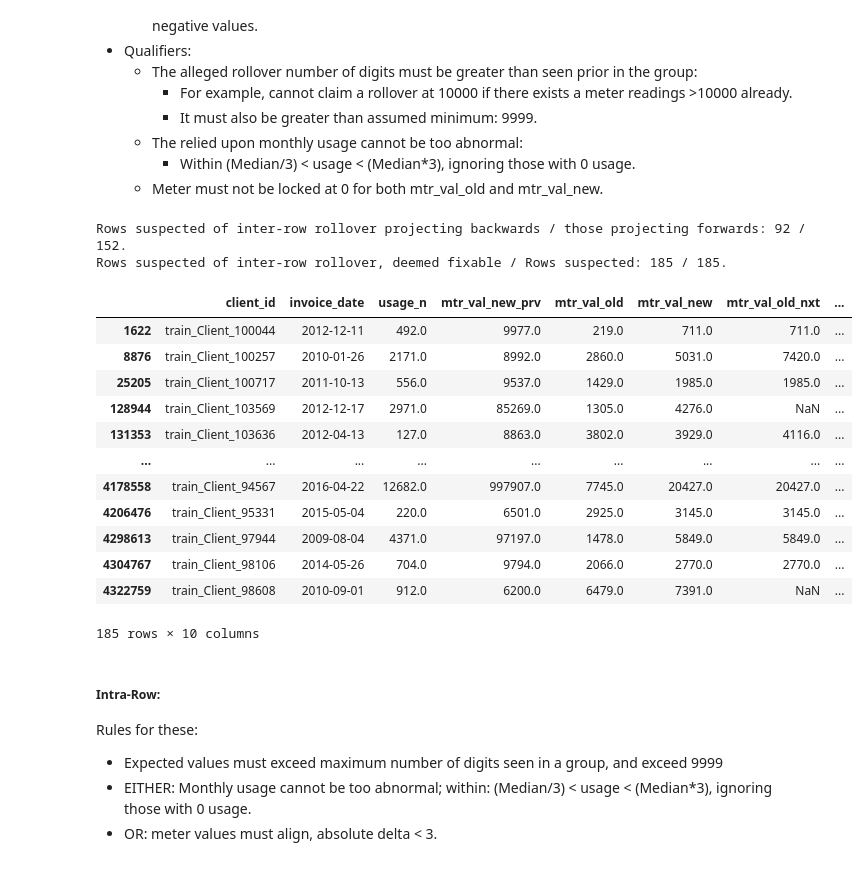
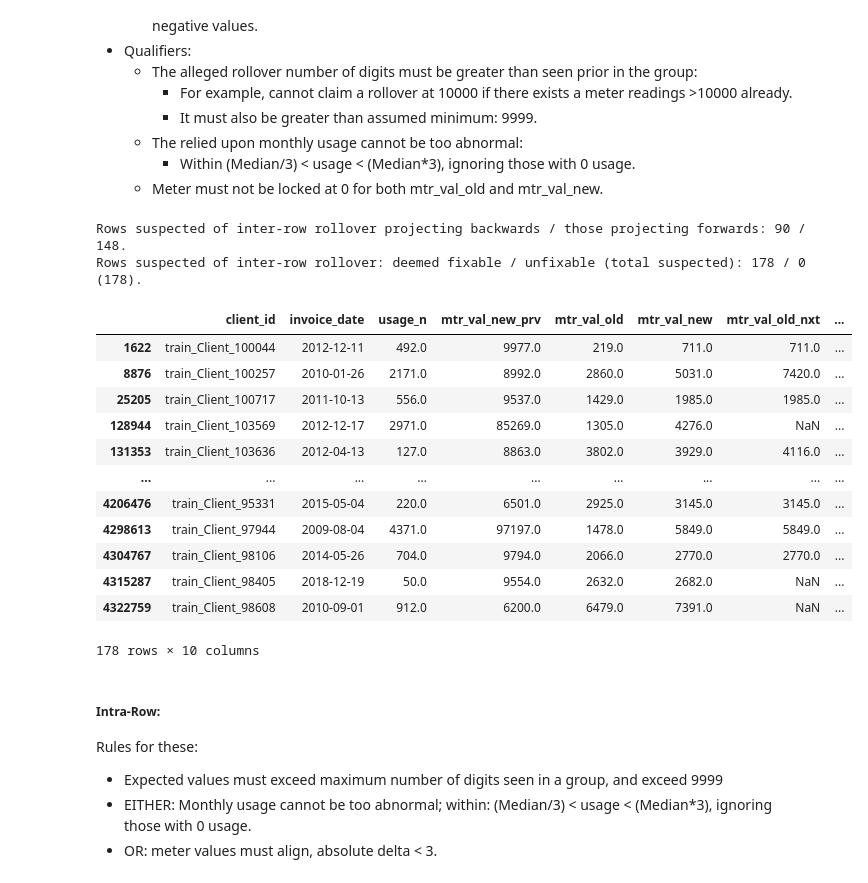
Before and after one commit to insatiablycivil/Fraud_Detection_Energy_Consumption, a Jupyter notebook: Data_Preparation.ipynb, the cells around one changed output. Saved outputs shown, nothing was run; the diff lists cells and outputs as text; code cells hidden in the pictures.

```diff
--- a/Data_Preparation.ipynb
+++ b/Data_Preparation.ipynb
@@ -876,6 +868,7 @@ Rows affected by reset meter readings / total Rows: 430 / 4372855.
 df_train['mtr_reset'] = mask.astype(int)
 df_train, df_removed, df_temp = Remove_Rows(df_train.copy(), mask, 'mtr_reset', df_removed.copy())
 df_temp[col_names].head()
-df_train = Calc_Sort(df_train.copy(), 'usage_n')
-df_train = Calc_Neighbours(df_train.copy(), grp_cols)
+df_train = Calc_Sort(df_train, 'usage_n')
+df_train = Calc_Order(df_train)
+df_train = Check_Order(df_train)
 # %% [output]
@@ -924,8 +978,10 @@ Rows with overlapping periods that would otherwise align if removed / Total over
 # %%
 # Remove those flagged
+mask = mask & mask_2
 df_train.loc[mask, 'mtr_reset'] = 1
 df_train, df_removed, df_temp = Remove_Rows(df_train.copy(), mask, 'mtr_reset', df_removed.copy())
 df_temp[col_names].head()
-df_train = Calc_Sort(df_train.copy(), 'usage_n')
-df_train = Calc_Neighbours(df_train.copy(), grp_cols)
+df_train = Calc_Sort(df_train, 'usage_n')
+df_train = Calc_Order(df_train)
+df_train = Check_Order(df_train)
 # %% [output]
@@ -966,7 +992,0 @@ Rows with overlapping periods that stay aligned if removed / Total overlapping r
-# %%
-# Remove those flagged
-df_train.loc[mask, 'mtr_reset'] = 1
-df_train, df_removed, df_temp = Remove_Rows(df_train.copy(), mask, 'mtr_reset', df_removed.copy())
-df_temp[col_names].head()
-df_train = Calc_Sort(df_train.copy(), 'usage_n')
-df_train = Calc_Neighbours(df_train.copy(), grp_cols)
@@ -1009,51 +1023,51 @@ Unfortunately, it seems quite hard to distinguish meter rolling over from a mete
 # %%
 # Store max digits seen for a group, assumed constant and that rollover could not happen less than this.
 df_train['mtr_max_digit'] = df_train[['mtr_val_old', 'mtr_val_new']].max(axis=1) # value per row
 df_train['mtr_max_digit'] = df_train.groupby(grp_cols, observed=True)[['mtr_max_digit']].transform('max') # value per group
 df_train['mtr_max_digit'] = 10 ** np.ceil(np.log10(df_train['mtr_max_digit'] + 1)) # Number of digits
 # Looking at rollover across rows
 df_train['monthly_usage_grp_median'] = df_train['monthly_usage'].replace(0, np.nan)
 df_train['monthly_usage_grp_median'] = df_train.groupby(grp_cols, observed=True)['monthly_usage_grp_median'].transform('median')
 mask = ((df_train['months_gap_calc'] > 1) & # Must have a gap
-        (df_train['usage_flag'] == 0) & # Usage must make sense
+        (df_train['usage_n_aux_flag'] == 0) & # Usage must make sense
         (df_train['monthly_usage'] < (df_train['monthly_usage_grp_median'] * 3)) & # Usage not more than triple median
         ((df_train['monthly_usage'] * 3) > df_train['monthly_usage_grp_median'])) # Usage not less than third median
 # Looking if current usage would have caused rollover going backwards:
-df_train['temp_flag'] = np.nan
-df_train.loc[mask, 'temp_flag'] = (df_train.loc[mask, 'monthly_usage'] * df_train.loc[mask, 'months_gap_calc']).round(0) # Projected usage
-mask_2 = ((df_train['mtr_val_old'] < df_train['temp_flag']) & # Had enough (gap * usage) to have caused rollover
-          (df_train['mtr_val_new_prv'] + df_train['temp_flag'] > df_train['mtr_max_digit']) & # Would have caused highest digit count seen
-          (df_train['mtr_val_new_prv'] + df_train['temp_flag'] > 9999) & # Minimum rollover point assumed
-          (((df_train['mtr_val_new_prv'] + df_train['temp_flag']) - (df_train['mtr_val_old'] + df_train['mtr_max_digit'])).abs() < 2000))
+df_train['temp_1'] = np.nan
+df_train.loc[mask, 'temp_1'] = (df_train.loc[mask, 'monthly_usage'] * df_train.loc[mask, 'months_gap_calc']).round(0) # Projected usage
+mask_2 = ((df_train['mtr_val_old'] < df_train['temp_1']) & # Had enough (gap * usage) to have caused rollover
+          (df_train['mtr_val_new_prv'] + df_train['temp_1'] > df_train['mtr_max_digit']) & # Would have caused highest digit count seen
+          (df_train['mtr_val_new_prv'] + df_train['temp_1'] > 9999) & # Minimum rollover point assumed
+          (((df_train['mtr_val_new_prv'] + df_train['temp_1']) - (df_train['mtr_val_old'] + df_train['mtr_max_digit'])).abs() < 2000))
 # Looking if previous usage would have caused rollover going forwards:
-df_train['temp_flag'] = np.nan
-df_train.loc[mask, 'temp_flag'] = (df_train.loc[mask, 'monthly_usage_prv'] * df_train.loc[mask, 'months_gap_calc']).round(0) # Projected usage
-mask = ((df_train['mtr_val_new_prv'] + df_train['temp_flag'] > df_train['mtr_max_digit']) & # Would have caused highest digit count seen (and so also rollover)
-        (df_train['mtr_val_new_prv'] + df_train['temp_flag'] > 9999) & # Minimum rollover point assumed
-        (((df_train['mtr_val_new_prv'] + df_train['temp_flag']) - (df_train['mtr_val_old'] + df_train['mtr_max_digit'])).abs() < 2000))
+df_train['temp_1'] = np.nan
+df_train.loc[mask, 'temp_1'] = (df_train.loc[mask, 'monthly_usage_prv'] * df_train.loc[mask, 'months_gap_calc']).round(0) # Projected usage
+mask = ((df_train['mtr_val_new_prv'] + df_train['temp_1'] > df_train['mtr_max_digit']) & # Would have caused highest digit count seen (and so also rollover)
+        (df_train['mtr_val_new_prv'] + df_train['temp_1'] > 9999) & # Minimum rollover point assumed
+        (((df_train['mtr_val_new_prv'] + df_train['temp_1']) - (df_train['mtr_val_old'] + df_train['mtr_max_digit'])).abs() < 2000))
 print(f"Rows suspected of inter-row rollover projecting backwards / those projecting forwards: {sum(mask_2)} / {sum(mask)}.")
 # Ignore those that have mtr_val_old and mtr_val_new == 0
 mask = (mask | mask_2)
 mask_2 = (df_train['mtr_val_old'] == 0) & (df_train['mtr_val_new'] == 0)
-print(f"Rows suspected of inter-row rollover, deemed fixable / Rows suspected: {sum(mask & ~mask_2)} / {sum(mask)}.")
-df_train['mtr_old_rollover'] = (mask & ~mask_2).astype(int)
+print(f"Rows suspected of inter-row rollover: deemed fixable / unfixable (total suspected): {sum(mask & ~mask_2)} / {sum(mask & mask_2)} ({sum(mask)}).")
+df_train['mtr_old_rollover'] = (mask).astype(int)
 df_train.loc[(mask & mask_2), 'mtr_old_rollover'] = -1
 col_names = ['client_id', 'invoice_date', 'usage_n', 'mtr_val_new_prv', 'mtr_val_old', 'mtr_val_new', 'mtr_val_old_nxt', 'months_num', 'mtr_val_new_calc', 'mtr_max_digit']
 df_temp = df_train[(mask & mask_2) if sum(mask & mask_2)>0 else (mask & ~mask_2)] # Showing those unfixable if they exist, otherwise, just those flagged
 df_temp[col_names]
 # %% [output]
-Rows suspected of inter-row rollover projecting backwards / those projecting forwards: 92 / 152.
-Rows suspected of inter-row rollover, deemed fixable / Rows suspected: 185 / 185.
+Rows suspected of inter-row rollover projecting backwards / those projecting forwards: 90 / 148.
+Rows suspected of inter-row rollover: deemed fixable / unfixable (total suspected): 178 / 0 (178).
 |  | client_id | invoice_date | usage_n | mtr_val_new_prv | mtr_val_old | mtr_val_new | mtr_val_old_nxt | ... |
 | 1622 | train_Client_100044 | 2012-12-11 | 492.0 | 9977.0 | 219.0 | 711.0 | 711.0 | ... |
 | 8876 | train_Client_100257 | 2010-01-26 | 2171.0 | 8992.0 | 2860.0 | 5031.0 | 7420.0 | ... |
 | 25205 | train_Client_100717 | 2011-10-13 | 556.0 | 9537.0 | 1429.0 | 1985.0 | 1985.0 | ... |
 | 128944 | train_Client_103569 | 2012-12-17 | 2971.0 | 85269.0 | 1305.0 | 4276.0 | NaN | ... |
 | 131353 | train_Client_103636 | 2012-04-13 | 127.0 | 8863.0 | 3802.0 | 3929.0 | 4116.0 | ... |
 | ... | ... | ... | ... | ... | ... | ... | ... | ... |
-| 4178558 | train_Client_94567 | 2016-04-22 | 12682.0 | 997907.0 | 7745.0 | 20427.0 | 20427.0 | ... |
 | 4206476 | train_Client_95331 | 2015-05-04 | 220.0 | 6501.0 | 2925.0 | 3145.0 | 3145.0 | ... |
 | 4298613 | train_Client_97944 | 2009-08-04 | 4371.0 | 97197.0 | 1478.0 | 5849.0 | 5849.0 | ... |
 | 4304767 | train_Client_98106 | 2014-05-26 | 704.0 | 9794.0 | 2066.0 | 2770.0 | 2770.0 | ... |
+| 4315287 | train_Client_98405 | 2018-12-19 | 50.0 | 9554.0 | 2632.0 | 2682.0 | NaN | ... |
 | 4322759 | train_Client_98608 | 2010-09-01 | 912.0 | 6200.0 | 6479.0 | 7391.0 | NaN | ... |
-185 rows × 10 columns
+178 rows × 10 columns
```
Also changed, not shown: parts of 58 cells of this notebook.
